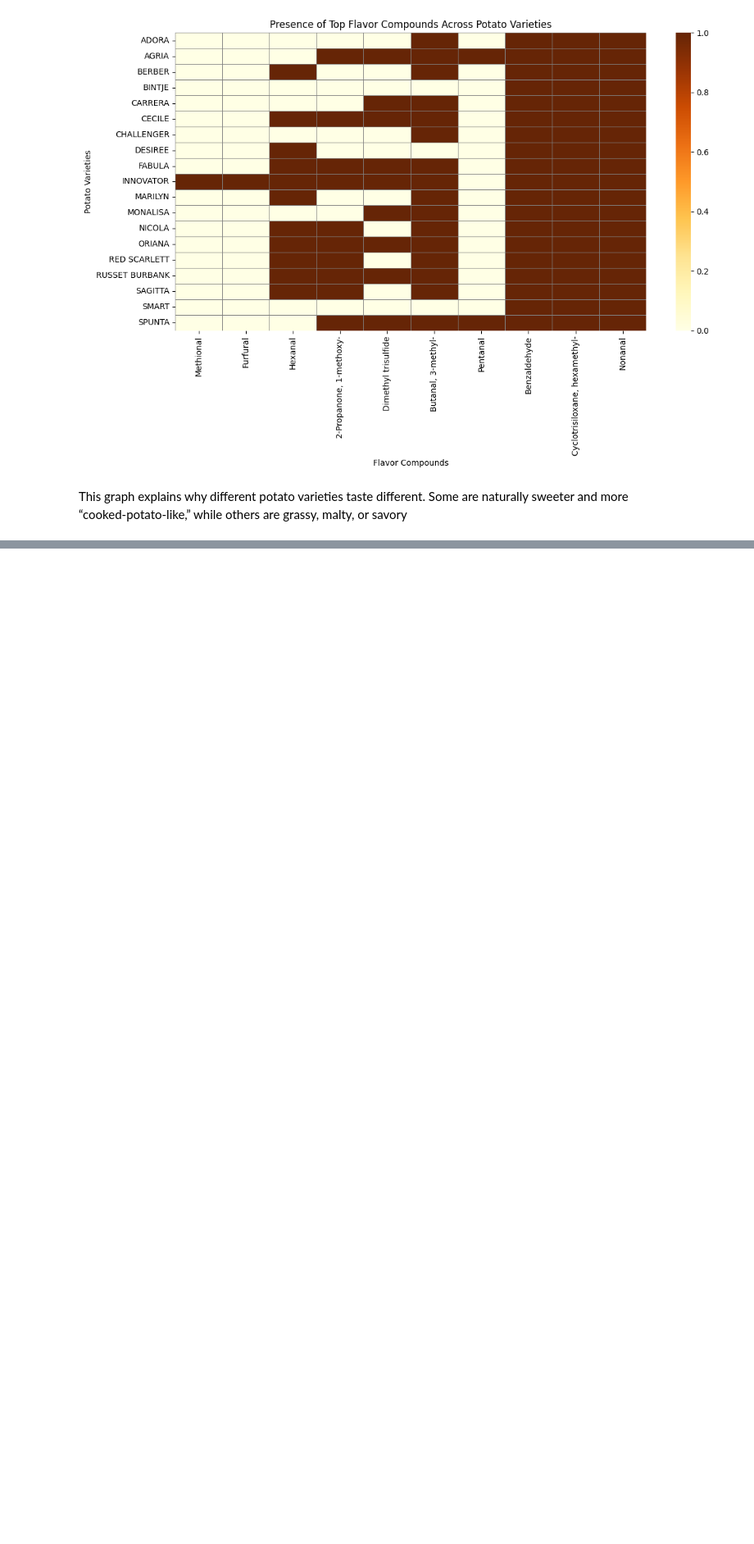
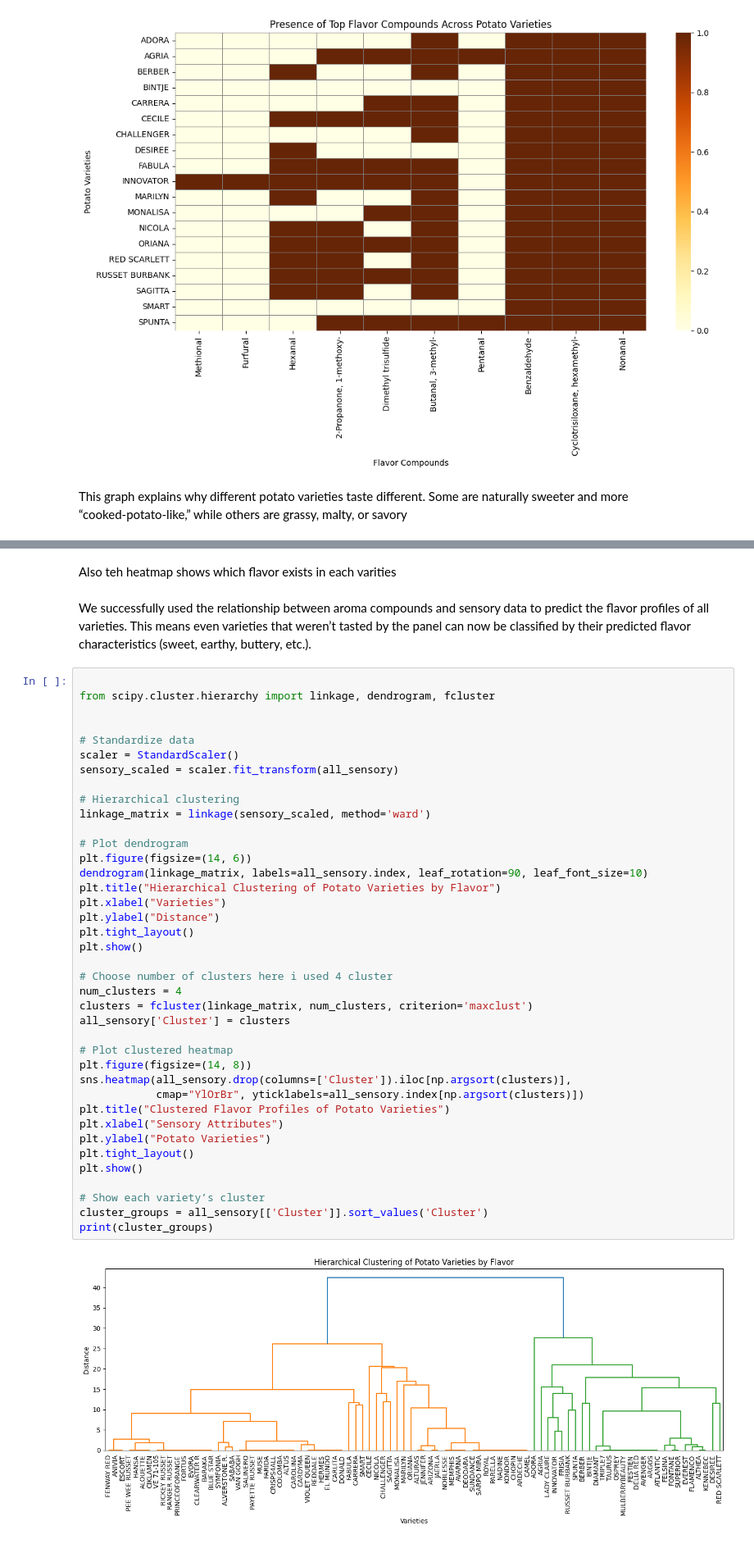
Before and after one commit to Fatemeh1362/internship, a Jupyter notebook: compound_analysis.ipynb, the cells around one changed output, grey strips where cells are left out. Shown at 82% size. Cells and saved outputs as stored; diff of their text form; blank space fills up the shorter version.

```diff
--- a/compound_analysis.ipynb
+++ b/compound_analysis.ipynb
@@ -702,0 +785,46 @@ This graph explains why different potato varieties taste different. Some are nat
+# %% [markdown]
+Also teh heatmap shows which flavor exists in each varities
+# %% [markdown]
+We successfully used the relationship between aroma compounds and sensory data to predict the flavor profiles of all varieties. This means even varieties
+that weren’t tasted by the panel can now be classified by their predicted flavor characteristics (sweet, earthy, buttery, etc.).
+# %%
+
+from scipy.cluster.hierarchy import linkage, dendrogram, fcluster
+
+
+# Standardize data
+scaler = StandardScaler()
+sensory_scaled = scaler.fit_transform(all_sensory)
+
+# Hierarchical clustering
+linkage_matrix = linkage(sensory_scaled, method='ward')
+
+# Plot dendrogram
+plt.figure(figsize=(14, 6))
+dendrogram(linkage_matrix, labels=all_sensory.index, leaf_rotation=90, leaf_font_size=10)
+plt.title("Hierarchical Clustering of Potato Varieties by Flavor")
+plt.xlabel("Varieties")
+plt.ylabel("Distance")
+plt.tight_layout()
+plt.show()
+
+# Choose number of clusters here i used 4 cluster
+num_clusters = 4
+clusters = fcluster(linkage_matrix, num_clusters, criterion='maxclust')
+all_sensory['Cluster'] = clusters
+
+# Plot clustered heatmap
+plt.figure(figsize=(14, 8))
+sns.heatmap(all_sensory.drop(columns=['Cluster']).iloc[np.argsort(clusters)],
+            cmap="YlOrBr", yticklabels=all_sensory.index[np.argsort(clusters)])
+plt.title("Clustered Flavor Profiles of Potato Varieties")
+plt.xlabel("Sensory Attributes")
+plt.ylabel("Potato Varieties")
+plt.tight_layout()
+plt.show()
+
+# Show each variety’s cluster
+cluster_groups = all_sensory[['Cluster']].sort_values('Cluster')
+print(cluster_groups)
+# %% [output]
+[figure, added]
```
Also changed, not shown: parts of 12 cells of this notebook.
